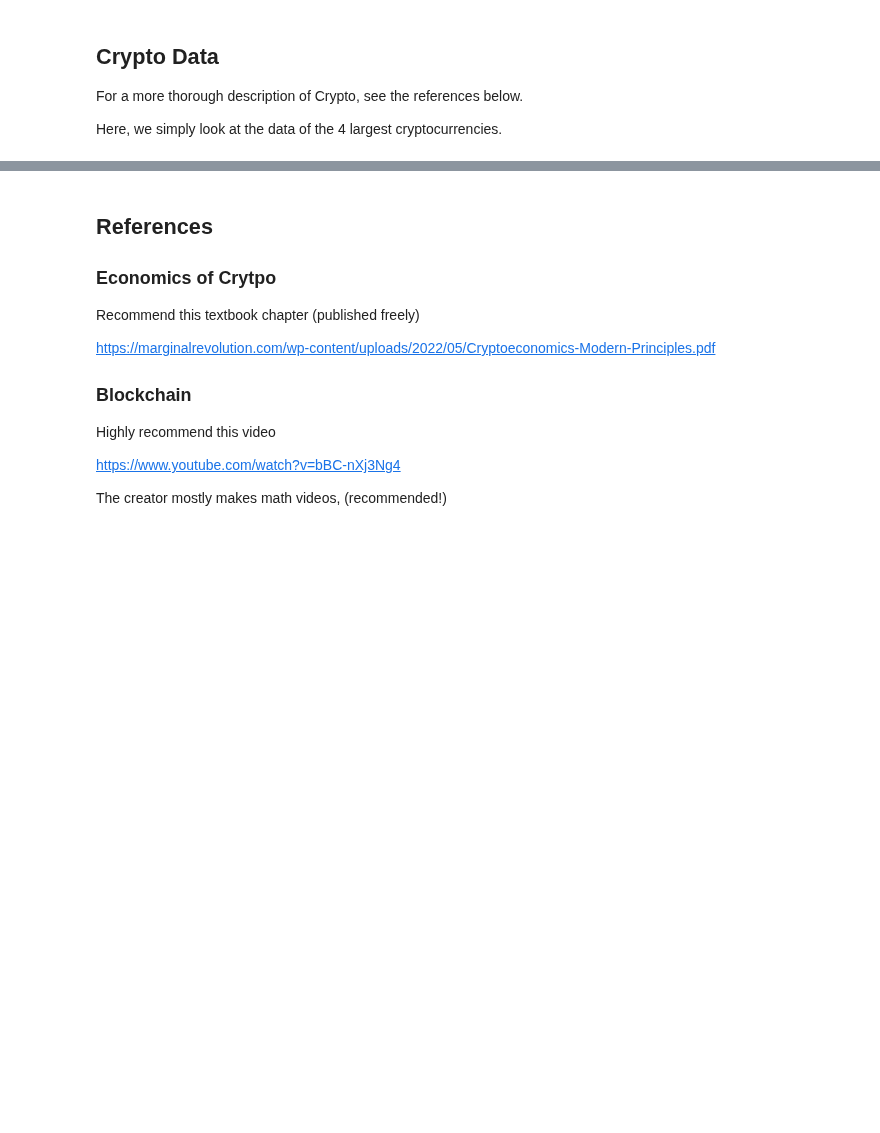
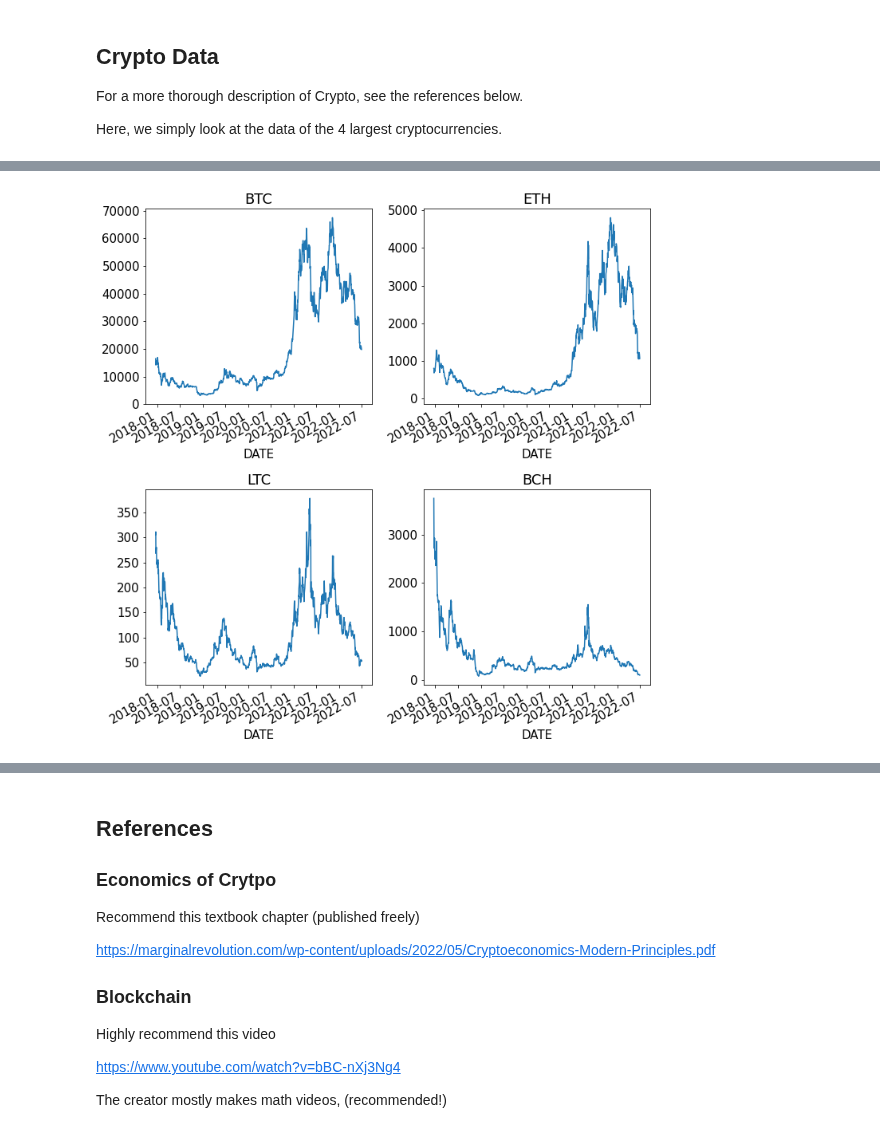
Before and after one commit to MarkHendricks/drw-markets, a Jupyter notebook: notebooks/B.1. Currency.ipynb, the cells around one changed output, grey strips where cells are left out. Cells and saved outputs as stored; diff of their text form; code cells hidden in the pictures; blank space fills up the shorter version.

```diff
--- a/notebooks/B.1. Currency.ipynb
+++ b/notebooks/B.1. Currency.ipynb
@@ -361,0 +396,9 @@ Here, we simply look at the data of the 4 largest cryptocurrencies.
+# %%
+fig, ax = plt.subplots(2,2,figsize=(10,10))
+for i, col in enumerate(crypto.columns):
+    crypto[col].plot(ax=ax[int(i/2),i%2], title=col)
+
+plt.tight_layout()
+plt.show()
+# %% [output]
+[figure, added]
```
Also changed, not shown: parts of 5 cells of this notebook, 11 other files.
